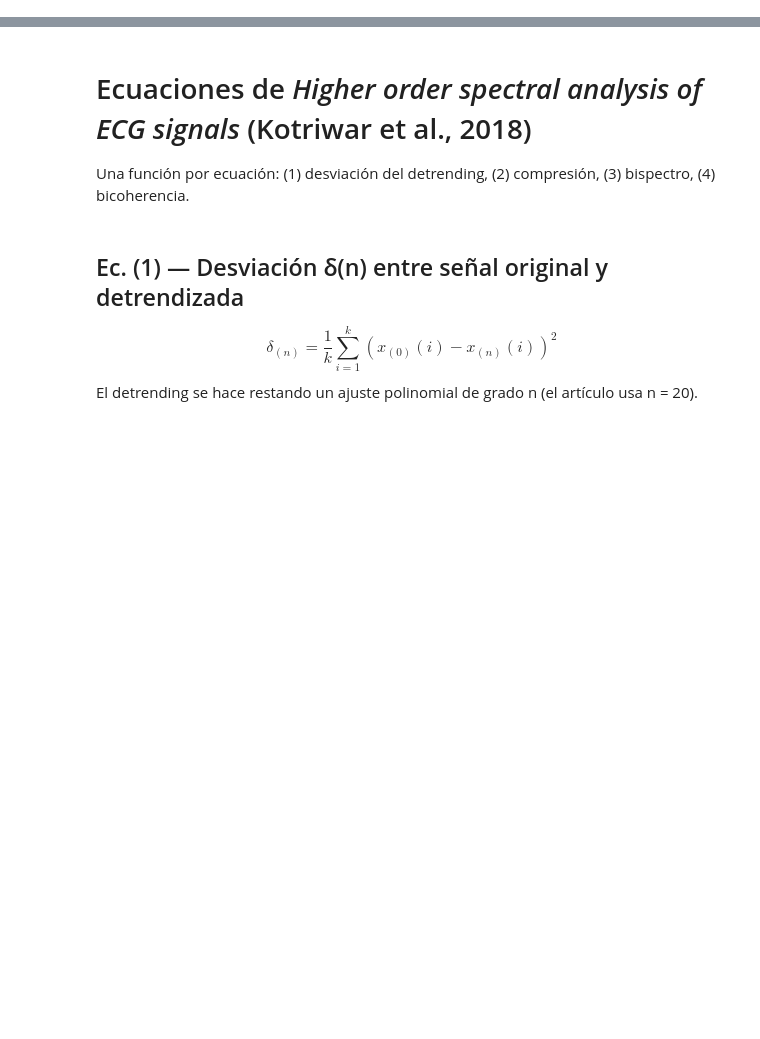
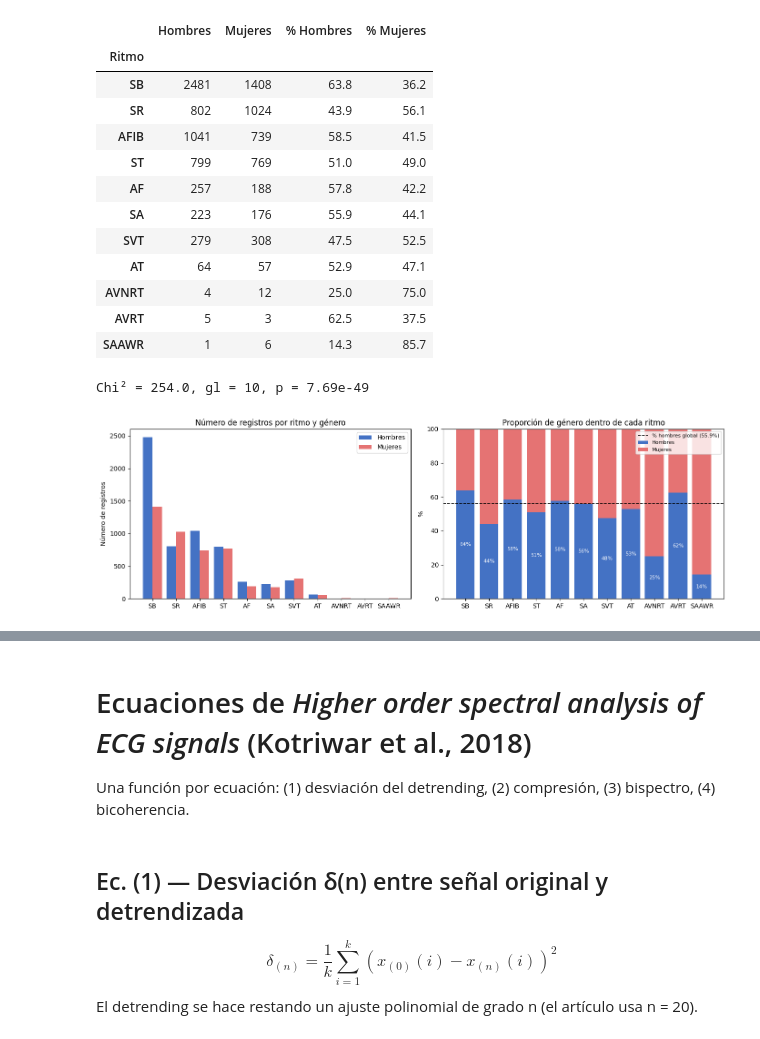
Before and after one commit to JeroXx11/Lab_Biosenales, a Jupyter notebook: Proyecto/Proyecto.ipynb, the cells around one changed output, grey strips where cells are left out. Drawn from its saved outputs; the diff is of its cells as text; code cells hidden in the pictures; blank space fills up the shorter version.

```diff
--- a/Proyecto/Proyecto.ipynb
+++ b/Proyecto/Proyecto.ipynb
@@ -0,0 +401,68 @@
+# %%
+
+
+# Se agrupan en un diccionario los DataFrames que ya se filtraron arriba para cada ritmo
+ritmos = {
+    "SB": sb_diagnostics, "SR": SR_diagnostics, "AFIB": AFIB_diagnostics, "ST": ST_diagnostics,
+    "AF": AF_diagnostics, "SA": SA_diagnostics, "SVT": SVT_diagnostics, "AT": AT_diagnostics,
+    "AVNRT": AVNRT_diagnostics, "AVRT": AVRT_diagnostics, "SAAWR": SAAWR_diagnostics,
+}
+orden = list(ritmos.keys())
+
+COLOR_M = "#4472C4"   # hombres
+COLOR_F = "#E57373"   # mujeres
+# %%
+# TABLA: número y porcentaje de hombres y mujeres dentro de cada ritmo
+filas = []
+for sigla, df in ritmos.items():
+    n_m = (df["Gender"] == "MALE").sum()
+    n_f = (df["Gender"] == "FEMALE").sum()
+    filas.append({"Ritmo": sigla, "Hombres": n_m, "Mujeres": n_f,
+                  "% Hombres": n_m / len(df) * 100, "% Mujeres": n_f / len(df) * 100})
+tabla_genero = pd.DataFrame(filas).set_index("Ritmo")
+display(tabla_genero.round(1))
+
+# Proporción global de hombres en toda la base (línea de referencia)
+p_hombres_global = (diagnostics["Gender"] == "MALE").mean() * 100
+
+# Prueba chi-cuadrado: ¿el ritmo depende del género?
+chi2, p_chi, gl, _ = stats.chi2_contingency(tabla_genero[["Hombres", "Mujeres"]])
+print(f"Chi² = {chi2:.1f}, gl = {gl}, p = {p_chi:.2e}")
+
+fig, ax = plt.subplots(1, 2, figsize=(14, 4.5))
+
+# GRÁFICO 1: barras agrupadas con el número de registros por género
+x = np.arange(len(orden)); w = 0.4
+ax[0].bar(x - w/2, tabla_genero["Hombres"], w, color=COLOR_M, label="Hombres")
+ax[0].bar(x + w/2, tabla_genero["Mujeres"], w, color=COLOR_F, label="Mujeres")
+ax[0].set_xticks(x, orden)
+ax[0].set_title("Número de registros por ritmo y género")
+ax[0].set_ylabel("Número de registros"); ax[0].legend()
+
+# GRÁFICO 2: barras apiladas al 100 % (proporción de cada género dentro del ritmo)
+ax[1].bar(orden, tabla_genero["% Hombres"], color=COLOR_M, label="Hombres")
+ax[1].bar(orden, tabla_genero["% Mujeres"], bottom=tabla_genero["% Hombres"], color=COLOR_F, label="Mujeres")
+ax[1].axhline(p_hombres_global, color="k", ls="--", lw=1.2, label=f"% hombres global ({p_hombres_global:.1f}%)")
+for i, v in enumerate(tabla_genero["% Hombres"]):
+    ax[1].text(i, v / 2, f"{v:.0f}%", ha="center", va="center", color="white", fontsize=8)
+ax[1].set_ylim(0, 100)
+ax[1].set_title("Proporción de género dentro de cada ritmo")
+ax[1].set_ylabel("%"); ax[1].legend(loc="upper right", fontsize=8)
+
+plt.tight_layout(); plt.show()
+# %% [output]
+|  | Hombres | Mujeres | % Hombres | % Mujeres |
+| Ritmo |  |  |  |  |
+| SB | 2481 | 1408 | 63.8 | 36.2 |
+| SR | 802 | 1024 | 43.9 | 56.1 |
+| AFIB | 1041 | 739 | 58.5 | 41.5 |
+| ST | 799 | 769 | 51.0 | 49.0 |
+| AF | 257 | 188 | 57.8 | 42.2 |
+| SA | 223 | 176 | 55.9 | 44.1 |
+| SVT | 279 | 308 | 47.5 | 52.5 |
+| AT | 64 | 57 | 52.9 | 47.1 |
+| AVNRT | 4 | 12 | 25.0 | 75.0 |
+| AVRT | 5 | 3 | 62.5 | 37.5 |
+| SAAWR | 1 | 6 | 14.3 | 85.7 |
+Chi² = 254.0, gl = 10, p = 7.69e-49
+[figure, added]
```
Also changed, not shown: parts of 16 cells of this notebook.
